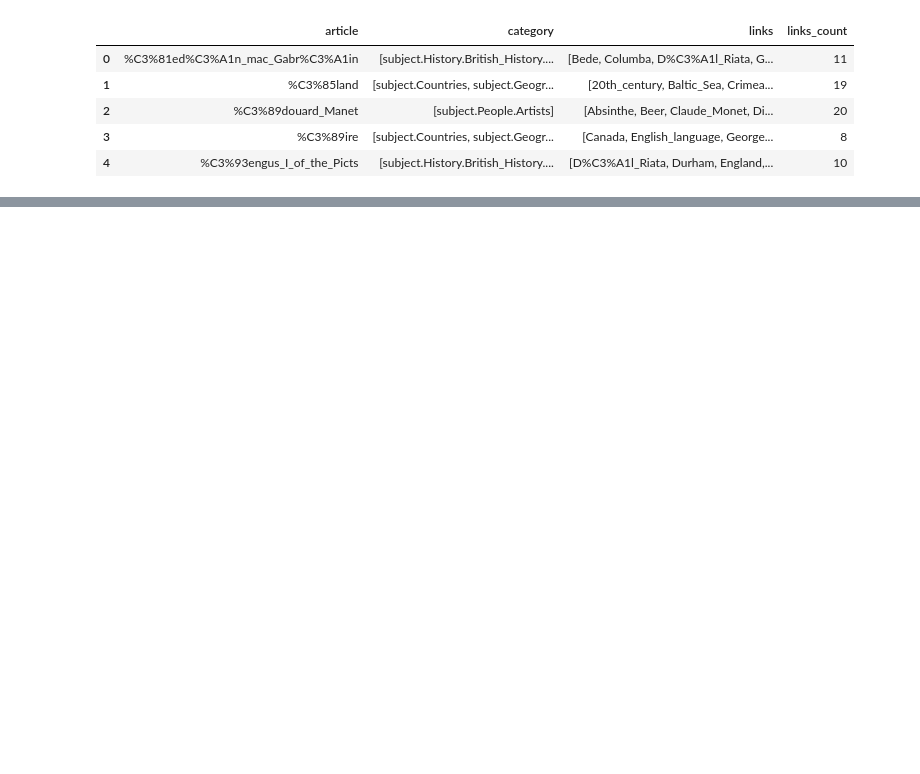
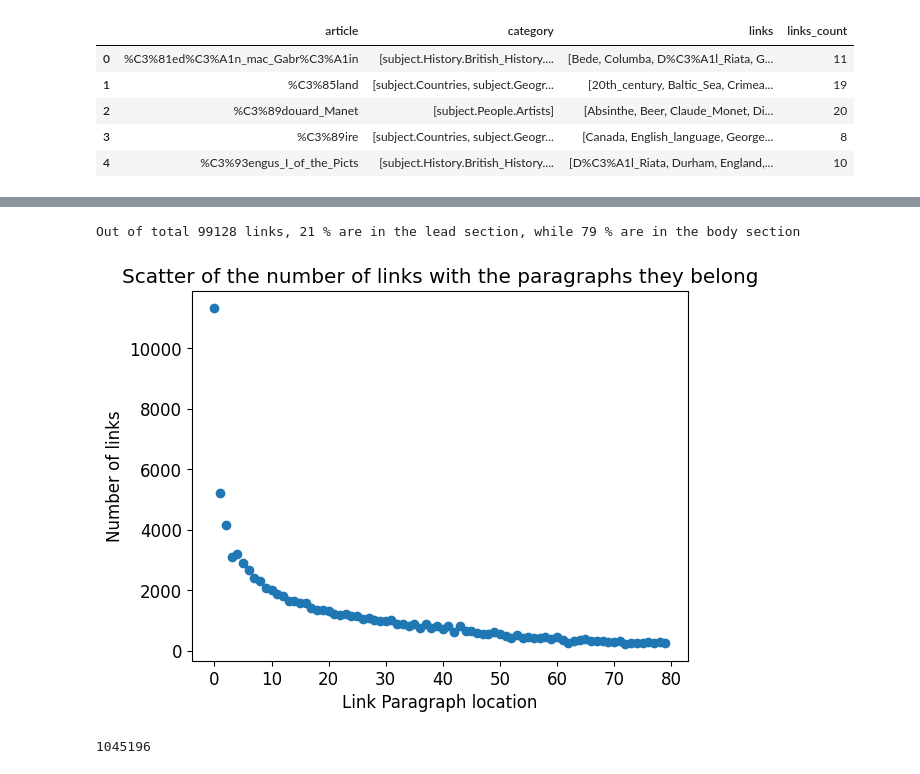
Before and after one commit to epfl-ada/ada-2022-project-souvladaki, a Jupyter notebook: initial_analysis.ipynb, the cells around one changed output, grey strips where cells are left out. Drawn from its saved outputs; the diff is of its cells as text; code cells hidden in the pictures; blank space fills up the shorter version.

```diff
--- a/initial_analysis.ipynb
+++ b/initial_analysis.ipynb
@@ -582,0 +414,30 @@ paths.head()
+# %%
+# Procuding statistics about the position of the links in the HTML pages.
+counter = [0 for i in range(400)]
+classes = [0,0]
+for key in page_pos_dict.keys():
+    for link in page_pos_dict[key]:
+        counter[page_pos_dict[key][link][0]] += 1
+        if page_pos_dict[key][link][1] == 'lead':
+            classes[0] += 1
+        else:
+            classes[1] +=1
+
+total_links = sum(counter)
+lead_links_p = round((np.array(classes)/total_links*100)[0])
+body_links_p = round((np.array(classes)/total_links*100)[1])
+
+print("Out of total", total_links, "links,", lead_links_p, "% are in the lead section, while", body_links_p, "% are in the body section")
+# %% [output]
+Out of total 99128 links, 21 % are in the lead section, while 79 % are in the body section
+# %%
+# Plotting the number of links vs their corresponding paragraph
+plt.scatter([i for i in range(80)],counter[0:80])
+plt.ylabel("Number of links")
+plt.xlabel("Link Paragraph location")
+plt.title("Scatter of the number of links with the paragraphs they belong");
+plt.rcParams["font.size"] = "12"
+
+plt.show()
+# %% [output]
+[figure, added]
@@ -582,0 +478,5 @@ paths.head()
+# %%
+# Checking the size of the result
+len(chosen_pars)
+# %% [output]
+1045196
```
Also changed, not shown: parts of 61 cells of this notebook, 6 other files.
